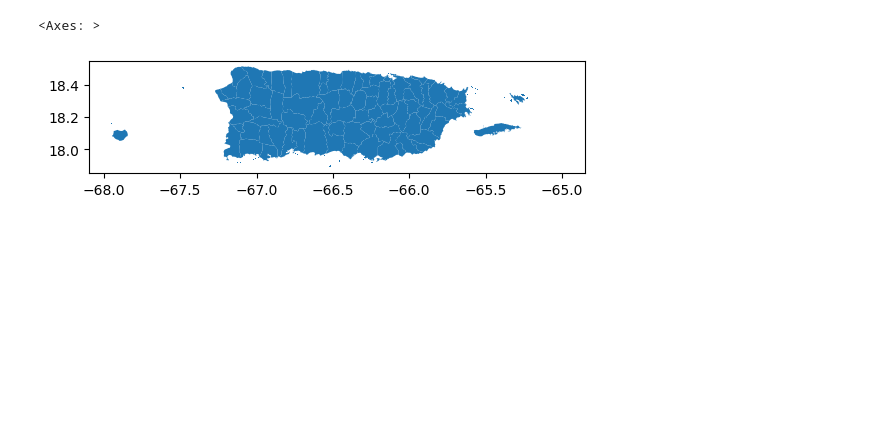
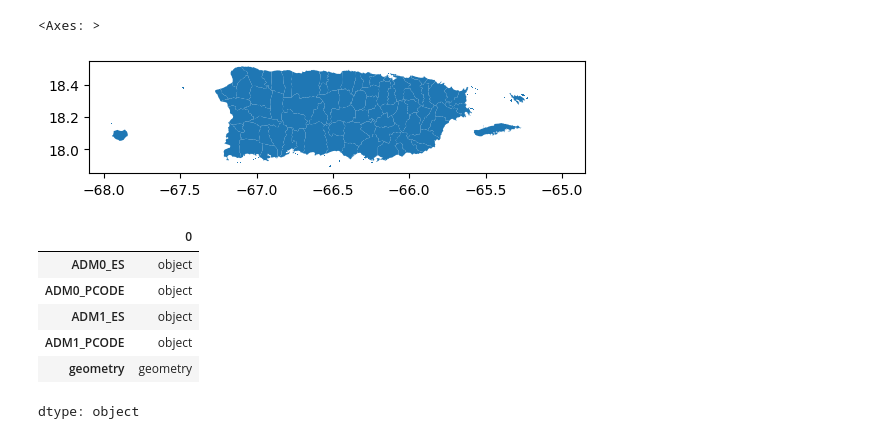
Before and after one commit to Venettov/Riveraruiz_GIS, a Jupyter notebook: PS0_Test.ipynb, the cells around one changed output. Cells and saved outputs as stored; diff of their text form; code cells hidden in the pictures; blank space fills up the shorter version.

```diff
--- a/PS0_Test.ipynb
+++ b/PS0_Test.ipynb
@@ -50,3 +54,13 @@ prC0.plot()
 # %% [output]
 <Axes: >
 [figure]
+# %%
+prC0.dtypes
+# %% [output]
+|  | 0 |
+| ADM0_ES | object |
+| ADM0_PCODE | object |
+| ADM1_ES | object |
+| ADM1_PCODE | object |
+| geometry | geometry |
+dtype: object
```
Also changed, not shown: parts of 2 cells of this notebook.
